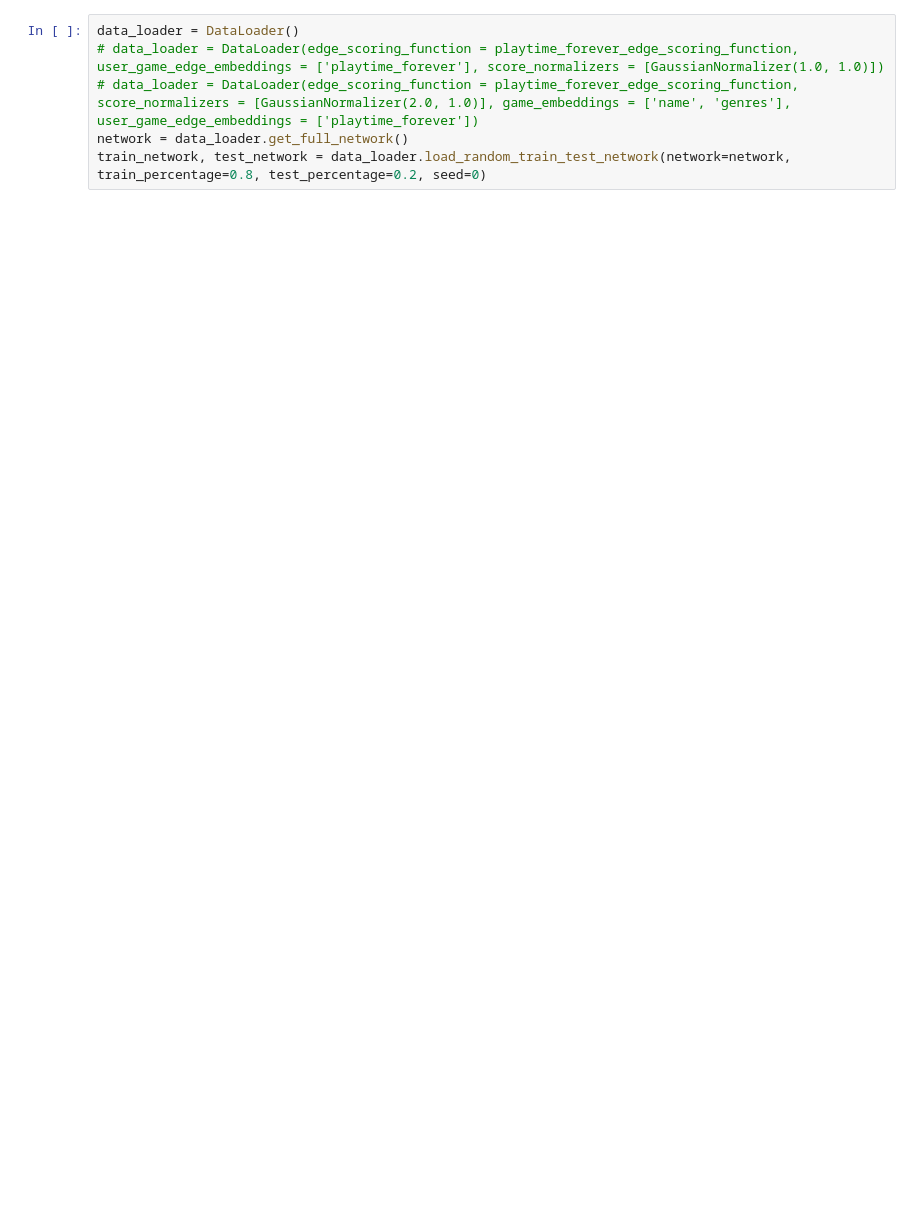
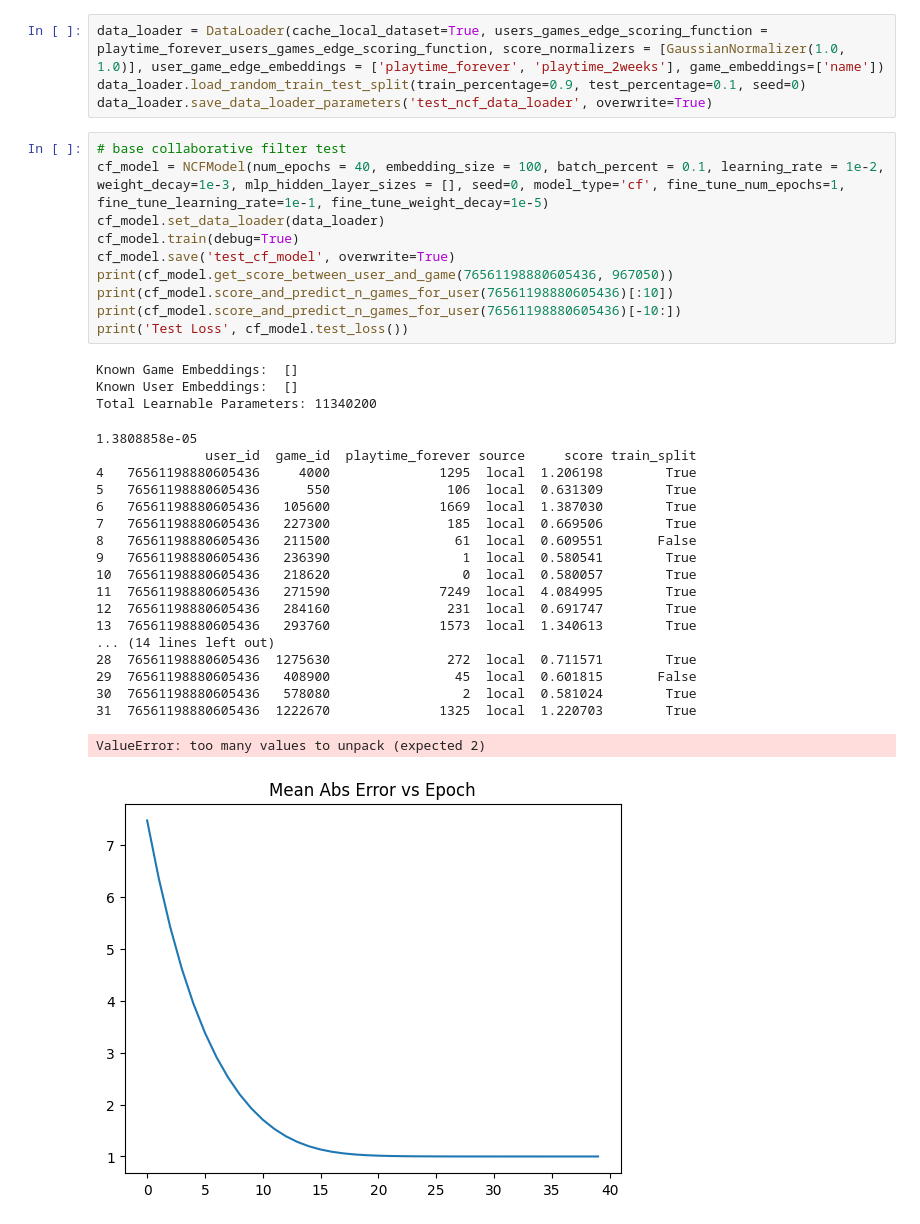
Before and after one commit to GitHubNoskcaj211/ml-projects-project, a Jupyter notebook: models/test_ncf.ipynb, the cells around one changed output. Drawn from its saved outputs; the diff is of its cells as text; blank space fills up the shorter version.

```diff
--- a/models/test_ncf.ipynb
+++ b/models/test_ncf.ipynb
@@ -9,6 +10,37 @@ from dataset.data_loader import DataLoader, playtime_forever_edge_scoring_functi
-# %%
-data_loader = DataLoader()
-# data_loader = DataLoader(edge_scoring_function = playtime_forever_edge_scoring_function, user_game_edge_embeddings = ['playtime_forever'], score_normalizers = [GaussianNormalizer(1.0, 1.0)])
-# data_loader = DataLoader(edge_scoring_function = playtime_forever_edge_scoring_function, score_normalizers = [GaussianNormalizer(2.0, 1.0)], game_embeddings = ['name', 'genres'], user_game_edge_embeddings = ['playtime_forever'])
-network = data_loader.get_full_network()
-train_network, test_network = data_loader.load_random_train_test_network(network=network, train_percentage=0.8, test_percentage=0.2, seed=0)
+# %%
+data_loader = DataLoader(cache_local_dataset=True, users_games_edge_scoring_function = playtime_forever_users_games_edge_scoring_function, score_normalizers = [GaussianNormalizer(1.0, 1.0)], user_game_edge_embeddings = ['playtime_forever', 'playtime_2weeks'], game_embeddings=['name'])
+data_loader.load_random_train_test_split(train_percentage=0.9, test_percentage=0.1, seed=0)
+data_loader.save_data_loader_parameters('test_ncf_data_loader', overwrite=True)
+# %%
+# base collaborative filter test
+cf_model = NCFModel(num_epochs = 40, embedding_size = 100, batch_percent = 0.1, learning_rate = 1e-2, weight_decay=1e-3, mlp_hidden_layer_sizes = [], seed=0, model_type='cf', fine_tune_num_epochs=1, fine_tune_learning_rate=1e-1, fine_tune_weight_decay=1e-5)
+cf_model.set_data_loader(data_loader)
+cf_model.train(debug=True)
+cf_model.save('test_cf_model', overwrite=True)
+print(cf_model.get_score_between_user_and_game(76561198880605436, 967050))
+print(cf_model.score_and_predict_n_games_for_user(76561198880605436)[:10])
+print(cf_model.score_and_predict_n_games_for_user(76561198880605436)[-10:])
+print('Test Loss', cf_model.test_loss())
+# %% [output]
+Known Game Embeddings:  []
+Known User Embeddings:  []
+Total Learnable Parameters: 11340200
+1.3808858e-05
+              user_id  game_id  playtime_forever source     score train_split
+4   76561198880605436     4000              1295  local  1.206198        True
+5   76561198880605436      550               106  local  0.631309        True
+6   76561198880605436   105600              1669  local  1.387030        True
+7   76561198880605436   227300               185  local  0.669506        True
+8   76561198880605436   211500                61  local  0.609551       False
+9   76561198880605436   236390                 1  local  0.580541        True
+10  76561198880605436   218620                 0  local  0.580057        True
+11  76561198880605436   271590              7249  local  4.084995        True
+12  76561198880605436   284160               231  local  0.691747        True
+13  76561198880605436   293760              1573  local  1.340613        True
+... (14 lines left out)
+28  76561198880605436  1275630               272  local  0.711571        True
+29  76561198880605436   408900                45  local  0.601815       False
+30  76561198880605436   578080                 2  local  0.581024        True
+31  76561198880605436  1222670              1325  local  1.220703        True
+ValueError: too many values to unpack (expected 2)
+[figure, added]
```
Also changed, not shown: parts of 8 cells of this notebook, 13 other files.
